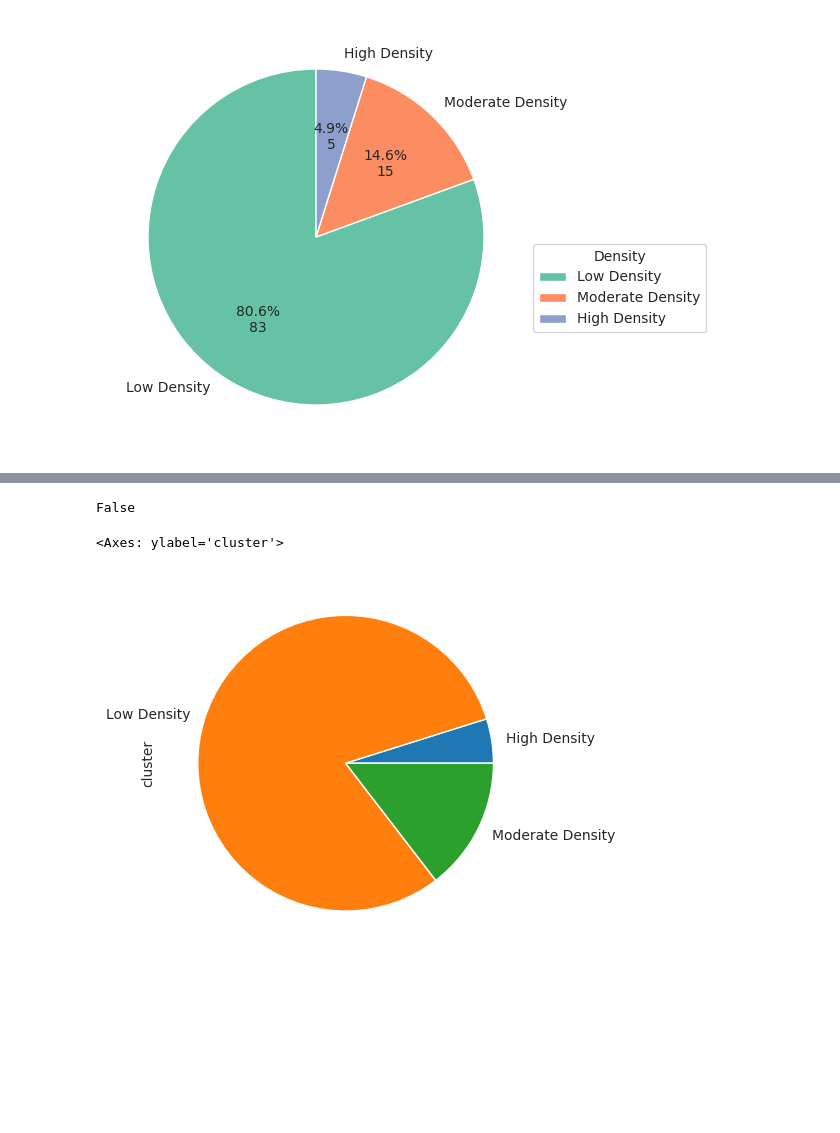
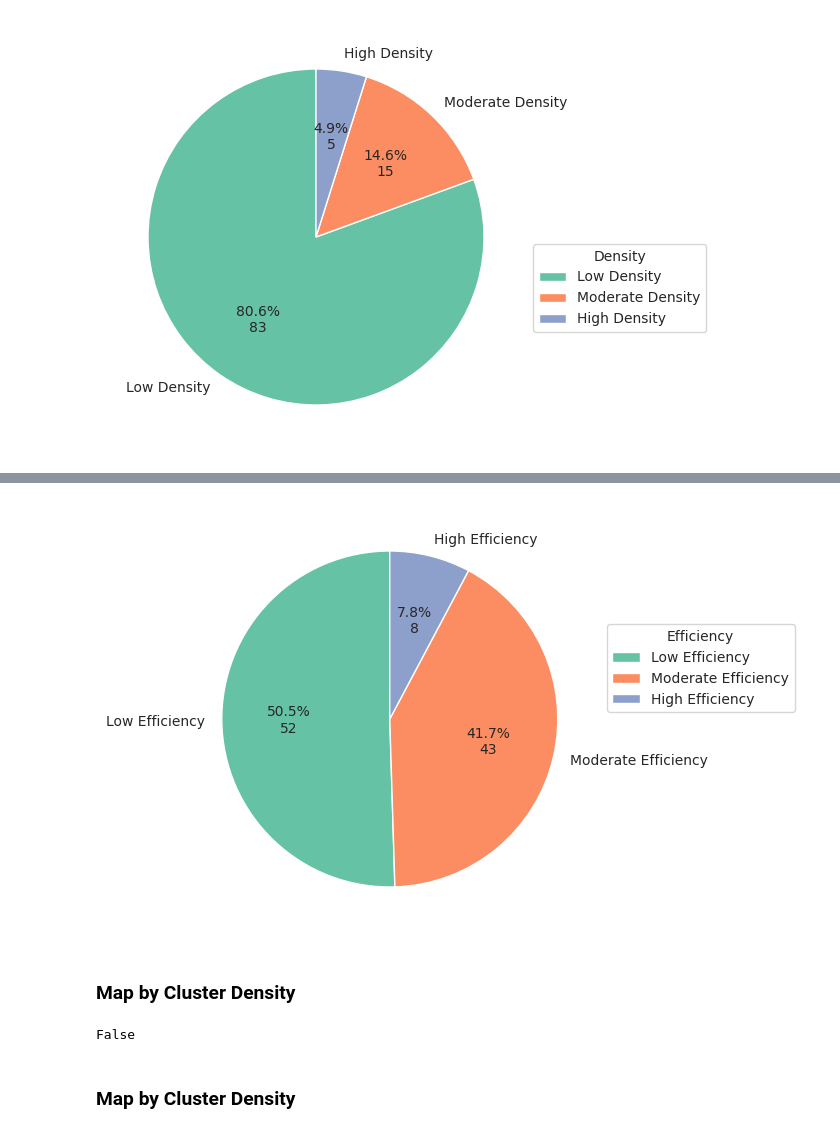
Before and after one commit to jcnborges/busanalysis, a Jupyter notebook: notebooks/ieee_t_its_2024/ieee-t-its.ipynb, the cells around one changed output, grey strips where cells are left out. Drawn from its saved outputs; the diff is of its cells as text; code cells hidden in the pictures; blank space fills up the shorter version.

```diff
--- a/notebooks/ieee_t_its_2024/ieee-t-its.ipynb
+++ b/notebooks/ieee_t_its_2024/ieee-t-its.ipynb
@@ -479,6 +462,6 @@ plt.subplots_adjust(left = 0.15, right = 0.95, bottom = 0.35, top = 0.95)
 # %%
 # Calculate the counts of each density category
-density_counts = aux1['density'].value_counts()
+density_counts = agg_cluster['density'].value_counts()
 
 # Set colors for the pie chart using 'Set2' color palette
 colors = sns.color_palette("Set2", len(density_counts))
@@ -502 +515,24 @@ plt.show()
+# %%
+# Calculate the counts of each efficiency category
+efficiency_counts = agg_cluster['efficiency'].value_counts()
+
+# Set colors for the pie chart using 'Set2' color palette
+colors = sns.color_palette("Set2", len(efficiency_counts))
+
+# Create the pie chart
+fig, ax = plt.subplots(figsize=(7, 7))
+wedges, texts, autotexts = ax.pie(efficiency_counts, labels=efficiency_counts.index, autopct='%1.1f%%', startangle=90, colors=colors)
+
+# Add absolute counts to the pie chart
+for i, autotext in enumerate(autotexts):
+    autotext.set_text(f"{autotext.get_text()}\n{efficiency_counts.iloc[i]}")
+
+# Add title and legend
+ax.legend(title="Efficiency", loc="best", bbox_to_anchor=(1, 0.5))
+
+# Adjust spacing and show the plot
+plt.subplots_adjust(left=0.15, right=0.95, bottom=0.35, top=0.95)
+plt.show()
+# %% [output]
+[figure, added]
 # %%
@@ -510,3 +546,5 @@ aux2.drop(columns = 'dummy_legacy_id', axis = 1, inplace = True)
+# %% [markdown]
+<h3>Map by Cluster Density</h3>
 # %%
 mapa = folium.Map(
     location = [-25.4284, -49.2733],
@@ -573,7 +611,4 @@ web.open_new_tab("map.html")
 # %% [output]
 False
-# %%
-aux1.groupby('density').cluster.count().plot.pie()
-# %% [output]
-<Axes: ylabel='cluster'>
-[figure, removed]
+# %% [markdown]
+<h3>Map by Cluster Density</h3>
```
Also changed, not shown: parts of 25 cells of this notebook.
